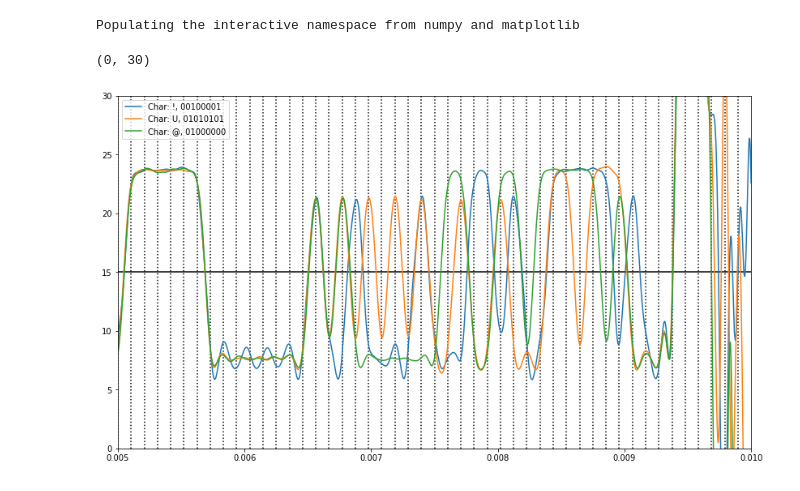
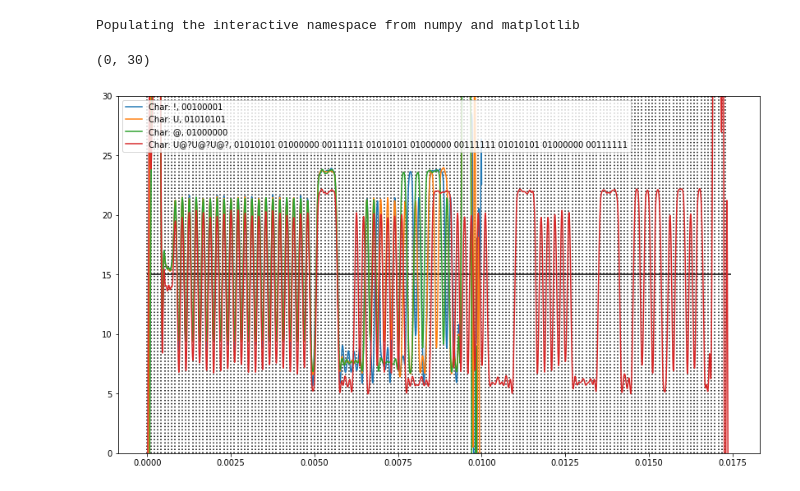
Before and after one commit to HeronMkII/gnuradio, a Jupyter notebook: Decoding PIPE.ipynb, the cells around one changed output. Drawn from its saved outputs; the diff is of its cells as text; code cells hidden in the pictures.

Commit message:
decoded multi-char message, added bit-packing code.

```diff
--- a/Decoding PIPE.ipynb
+++ b/Decoding PIPE.ipynb
@@ -21,7 +21,7 @@ def secs_to_sample(seconds): return n.int(seconds/period)
 # %%
 directory = 'recordings'
 filename = ['es_pipe_', '_quaddemod_lpf_10.0lpf2_10.0']
-chars = ['!','U','@']
+chars = ['!','U','@', 'U@?U@?U@?']
 # %%
 recordings = {}
 recordings_raw = {}
@@ -37,33 +37,36 @@ period = 1.0/sample_rate
 recordings['U'] = recordings_raw['U'][secs_to_sample(1.582):secs_to_sample(1.592)]
 recordings['!'] = recordings_raw['!'][secs_to_sample(0.83361):secs_to_sample(0.84361)]
 recordings['@'] = recordings_raw['@'][secs_to_sample(1.66923):secs_to_sample(1.67923)]
+recordings['U@?U@?U@?'] = recordings_raw['U@?U@?U@?'][secs_to_sample(1.43455):secs_to_sample(1.452)]
+# plot(recordings['U@?U@?U@?'][:20000])
+# plot(recordings['U'][:20000])
 # %%
 n_samples = recordings[chars[0]].shape[0]
 sample_rate = 4.0032e6
 period = 1.0/sample_rate
 
 baudrate = 9600
 baud_period = 1.0/float(baudrate)
 
 fig = plt.figure(figsize=(14,8))
-ts = n.arange(0, period * n_samples, period)
 
-start = 0
-stop = n_samples
 for char in chars:
-    plot(ts[start:stop],recordings[char][start:stop], label="Char: " + str(char) + ', %.8d' % int(bin(ord(char))[2:]))
+    n_samples = recordings[char].shape[0]
+    start = 0
+    stop = n_samples
+    ts = n.arange(0, period * n_samples, period)
+    plot(ts[start:stop],recordings[char][start:stop], label="Char: " + str(char) + ', ' + ' '.join(['%.8d' % int(bin(ord(c))[2:]) for c in char]))
 time = linspace
 for i in range(int((n_samples*period)/baud_period)):
     plt.vlines(i*baud_period, 0, 100, linestyles='dotted')
 
 level=15
 plt.hlines(level, 0, n_samples*period)
-plt.xlim(n_samples*period/2, n_samples*period)
 plt.legend(loc='upper left')
 plt.ylim(0,30)
 # %% [output]
 (0, 30)
-[figure, old version]
+[figure, new version]
 # %%
 bits = {}
 phase_delay = 0.0
```
Also changed, not shown: parts of 9 cells of this notebook, 6 other files.
